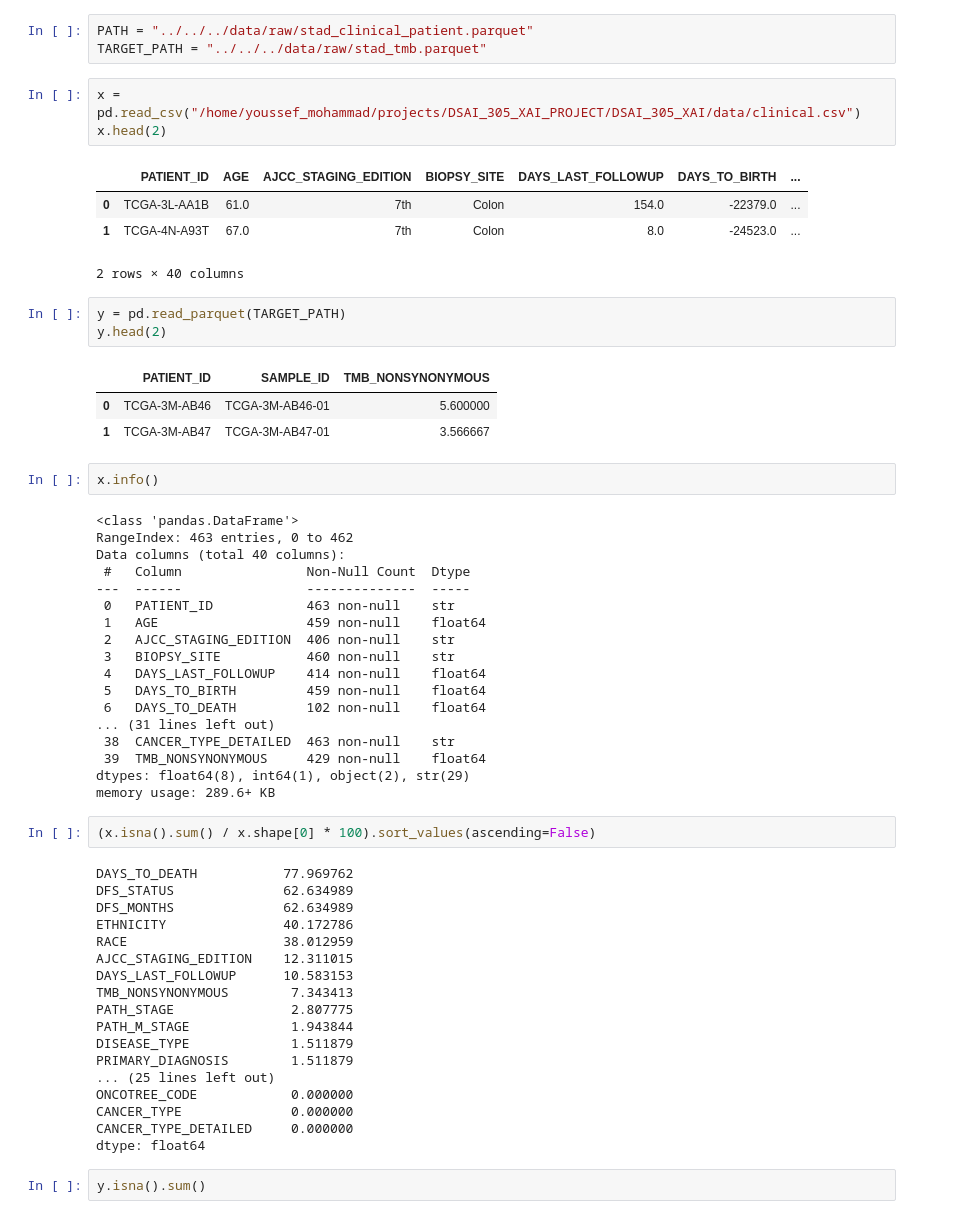
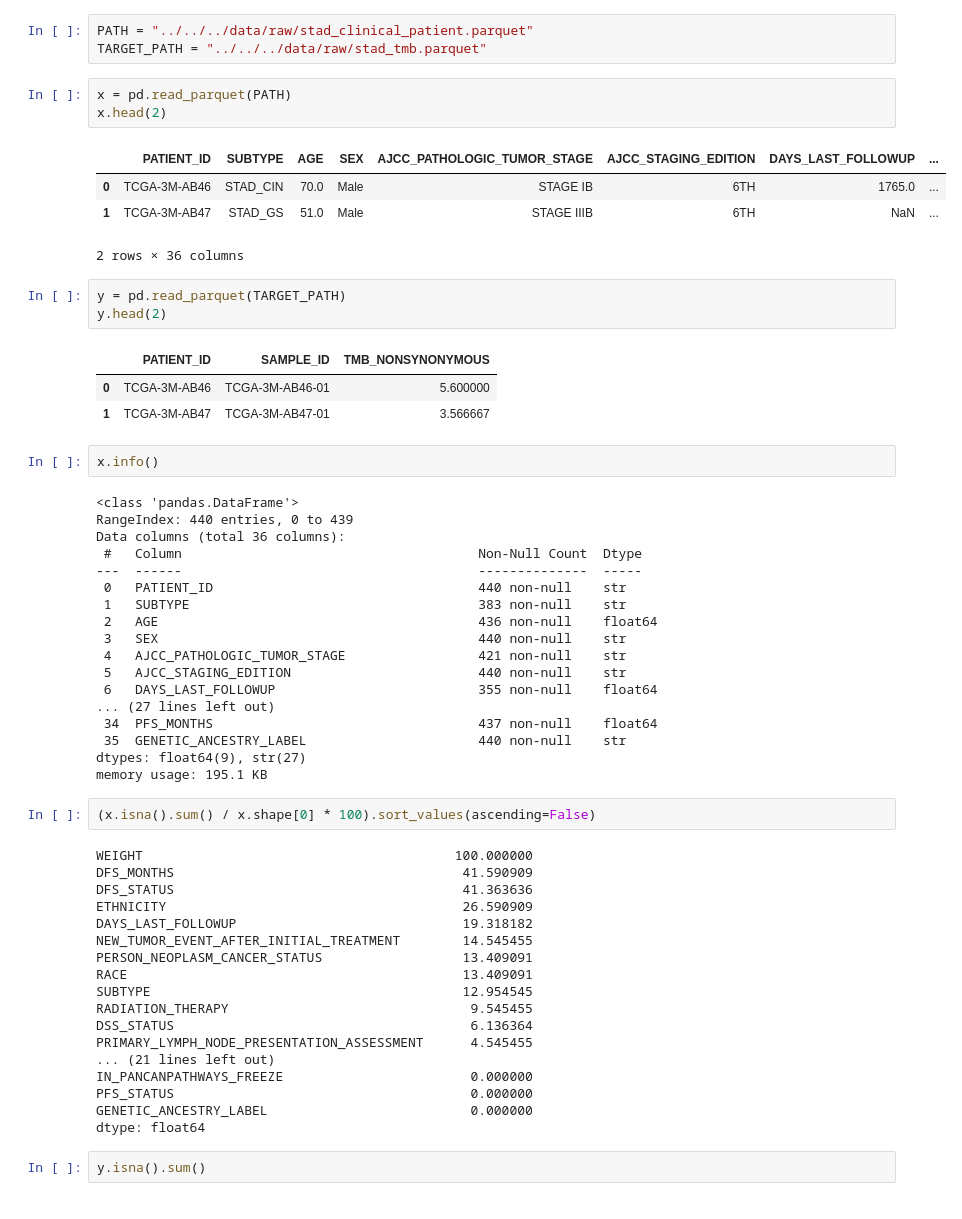
Before and after one commit to DEVOLOPER-1/XAI-in-efficacy-of-immunotherapy, a Jupyter notebook: members/mourad/EDA/2026-04-17_Clinical.ipynb, the cells around one changed output. Drawn from its saved outputs; the diff is of its cells as text.

```diff
--- a/members/mourad/EDA/2026-04-17_Clinical.ipynb
+++ b/members/mourad/EDA/2026-04-17_Clinical.ipynb
@@ -10,13 +10,13 @@ from scipy.stats import spearmanr
 PATH = "../../../data/raw/stad_clinical_patient.parquet"
 TARGET_PATH = "../../../data/raw/stad_tmb.parquet"
 # %%
-x = pd.read_csv("/home/youssef_mohammad/projects/DSAI_305_XAI_PROJECT/DSAI_305_XAI/data/clinical.csv")
+x = pd.read_parquet(PATH)
 x.head(2)
 # %% [output]
-|  | PATIENT_ID | AGE | AJCC_STAGING_EDITION | BIOPSY_SITE | DAYS_LAST_FOLLOWUP | DAYS_TO_BIRTH | ... |
-| 0 | TCGA-3L-AA1B | 61.0 | 7th | Colon | 154.0 | -22379.0 | ... |
-| 1 | TCGA-4N-A93T | 67.0 | 7th | Colon | 8.0 | -24523.0 | ... |
+|  | PATIENT_ID | SUBTYPE | AGE | SEX | AJCC_PATHOLOGIC_TUMOR_STAGE | AJCC_STAGING_EDITION | DAYS_LAST_FOLLOWUP | ... |
+| 0 | TCGA-3M-AB46 | STAD_CIN | 70.0 | Male | STAGE IB | 6TH | 1765.0 | ... |
+| 1 | TCGA-3M-AB47 | STAD_GS | 51.0 | Male | STAGE IIIB | 6TH | NaN | ... |
-2 rows × 40 columns
+2 rows × 36 columns
 # %%
 y = pd.read_parquet(TARGET_PATH)
 y.head(2)
@@ -28,41 +28,41 @@ y.head(2)
 x.info()
 # %% [output]
 <class 'pandas.DataFrame'>
-RangeIndex: 463 entries, 0 to 462
-Data columns (total 40 columns):
- #   Column                Non-Null Count  Dtype
----  ------                --------------  -----
- 0   PATIENT_ID            463 non-null    str
- 1   AGE                   459 non-null    float64
- 2   AJCC_STAGING_EDITION  406 non-null    str
- 3   BIOPSY_SITE           460 non-null    str
- 4   DAYS_LAST_FOLLOWUP    414 non-null    float64
- 5   DAYS_TO_BIRTH         459 non-null    float64
- 6   DAYS_TO_DEATH         102 non-null    float64
-... (31 lines left out)
- 38  CANCER_TYPE_DETAILED  463 non-null    str
- 39  TMB_NONSYNONYMOUS     429 non-null    float64
-dtypes: float64(8), int64(1), object(2), str(29)
-memory usage: 289.6+ KB
+RangeIndex: 440 entries, 0 to 439
+Data columns (total 36 columns):
+ #   Column                                      Non-Null Count  Dtype
+---  ------                                      --------------  -----
+ 0   PATIENT_ID                                  440 non-null    str
+ 1   SUBTYPE                                     383 non-null    str
+ 2   AGE                                         436 non-null    float64
+ 3   SEX                                         440 non-null    str
+ 4   AJCC_PATHOLOGIC_TUMOR_STAGE                 421 non-null    str
+ 5   AJCC_STAGING_EDITION                        440 non-null    str
+ 6   DAYS_LAST_FOLLOWUP                          355 non-null    float64
+... (27 lines left out)
+ 34  PFS_MONTHS                                  437 non-null    float64
+ 35  GENETIC_ANCESTRY_LABEL                      440 non-null    str
+dtypes: float64(9), str(27)
+memory usage: 195.1 KB
 # %%
 (x.isna().sum() / x.shape[0] * 100).sort_values(ascending=False)
 # %% [output]
-DAYS_TO_DEATH           77.969762
-DFS_STATUS              62.634989
-DFS_MONTHS              62.634989
-ETHNICITY               40.172786
-RACE                    38.012959
-AJCC_STAGING_EDITION    12.311015
-DAYS_LAST_FOLLOWUP      10.583153
-TMB_NONSYNONYMOUS        7.343413
-PATH_STAGE               2.807775
-PATH_M_STAGE             1.943844
-DISEASE_TYPE             1.511879
-PRIMARY_DIAGNOSIS        1.511879
-... (25 lines left out)
-ONCOTREE_CODE            0.000000
-CANCER_TYPE              0.000000
-CANCER_TYPE_DETAILED     0.000000
+WEIGHT                                        100.000000
+DFS_MONTHS                                     41.590909
+DFS_STATUS                                     41.363636
+ETHNICITY                                      26.590909
+DAYS_LAST_FOLLOWUP                             19.318182
+NEW_TUMOR_EVENT_AFTER_INITIAL_TREATMENT        14.545455
+PERSON_NEOPLASM_CANCER_STATUS                  13.409091
+RACE                                           13.409091
+SUBTYPE                                        12.954545
+RADIATION_THERAPY                               9.545455
+DSS_STATUS                                      6.136364
+PRIMARY_LYMPH_NODE_PRESENTATION_ASSESSMENT      4.545455
+... (21 lines left out)
+IN_PANCANPATHWAYS_FREEZE                        0.000000
+PFS_STATUS                                      0.000000
+GENETIC_ANCESTRY_LABEL                          0.000000
 dtype: float64
 # %%
 y.isna().sum()
```
Also changed, not shown: parts of 15 cells of this notebook.
